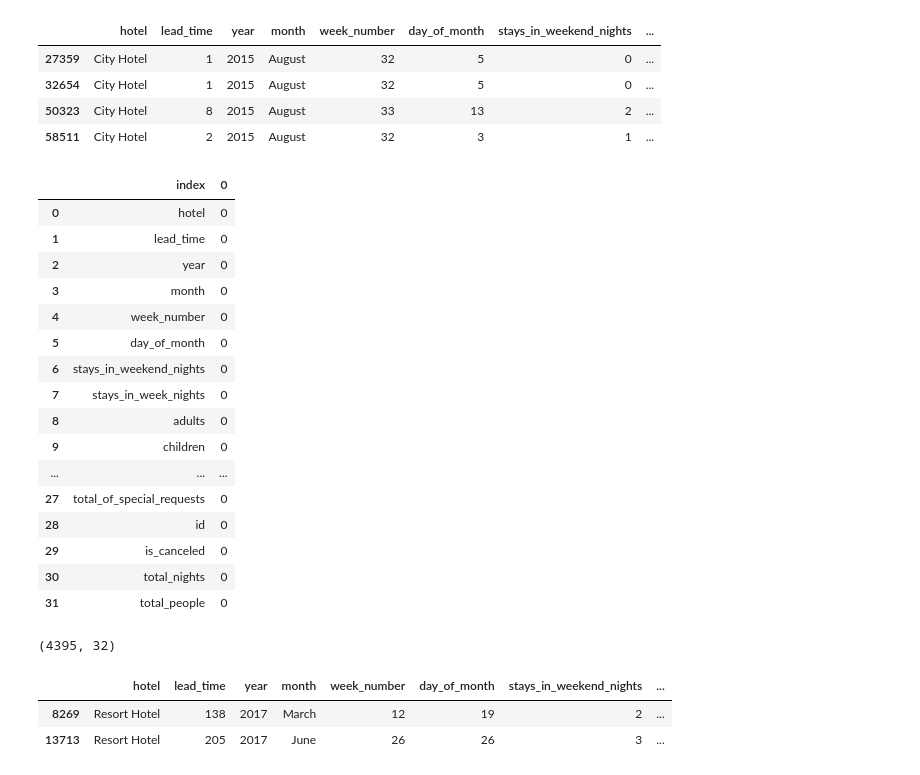
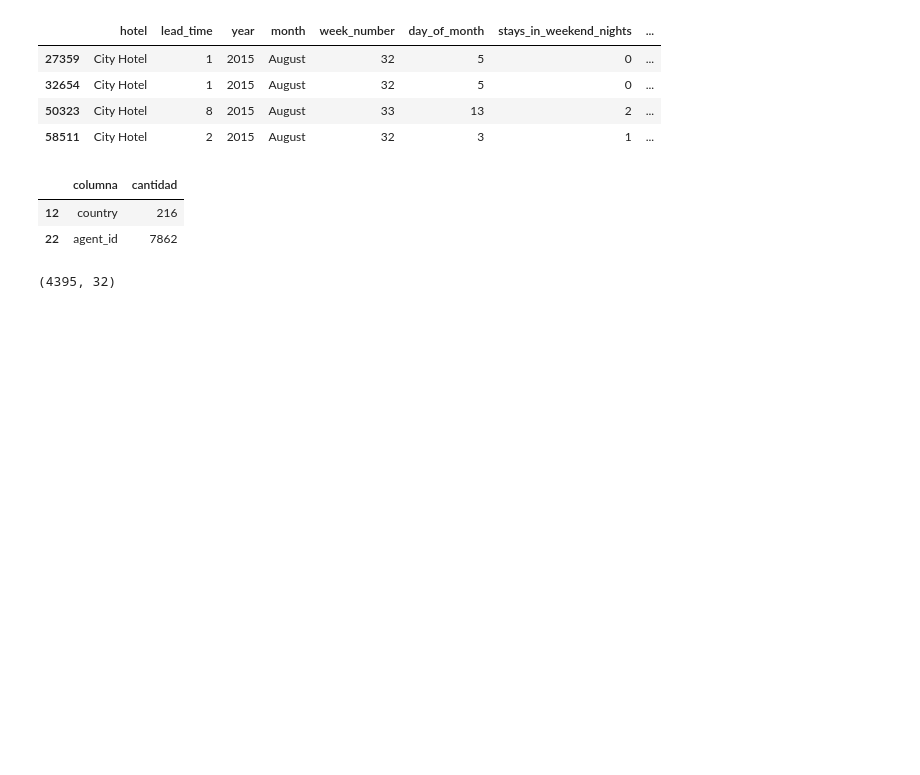
Before and after one commit to JuampiCarosi/7506R-2C2023-GRUPO23, a Jupyter notebook: 7506R_TP1_GRUPO23_CHP1_ENTREGA.ipynb, the cells around one changed output. Drawn from its saved outputs; the diff is of its cells as text; code cells hidden in the pictures; blank space fills up the shorter version.

```diff
--- a/7506R_TP1_GRUPO23_CHP1_ENTREGA.ipynb
+++ b/7506R_TP1_GRUPO23_CHP1_ENTREGA.ipynb
@@ -1409,23 +1435,11 @@ undefined_children.head()
 # %%
 df['children'].fillna(0, inplace=True)
 df['total_people'] = df['adults'] + df['children'] + df['babies']
-df.isna().sum().reset_index()
+nas_table = df.isna().sum().reset_index()
+nas_table.columns = ['columna', 'cantidad']
+nas_table[nas_table['cantidad'] > 0]
 # %% [output]
-|  | index | 0 |
-| 0 | hotel | 0 |
-| 1 | lead_time | 0 |
-| 2 | year | 0 |
-| 3 | month | 0 |
-| 4 | week_number | 0 |
-| 5 | day_of_month | 0 |
-| 6 | stays_in_weekend_nights | 0 |
-| 7 | stays_in_week_nights | 0 |
-| 8 | adults | 0 |
-| 9 | children | 0 |
-| ... | ... | ... |
-| 27 | total_of_special_requests | 0 |
-| 28 | id | 0 |
-| 29 | is_canceled | 0 |
-| 30 | total_nights | 0 |
-| 31 | total_people | 0 |
+|  | columna | cantidad |
+| 12 | country | 216 |
+| 22 | agent_id | 7862 |
 # %%
@@ -1433,8 +1447,2 @@ df[(df['agent_id'].isna()) & (df['distribution_channel']!= 'Direct')].shape
 # %% [output]
 (4395, 32)
-# %%
-df[df['adults'] < df['required_car_parking_spaces']].head()
-# %% [output]
-|  | hotel | lead_time | year | month | week_number | day_of_month | stays_in_weekend_nights | ... |
-| 8269 | Resort Hotel | 138 | 2017 | March | 12 | 19 | 2 | ... |
-| 13713 | Resort Hotel | 205 | 2017 | June | 26 | 26 | 3 | ... |
```
Also changed, not shown: parts of 15 cells of this notebook.
